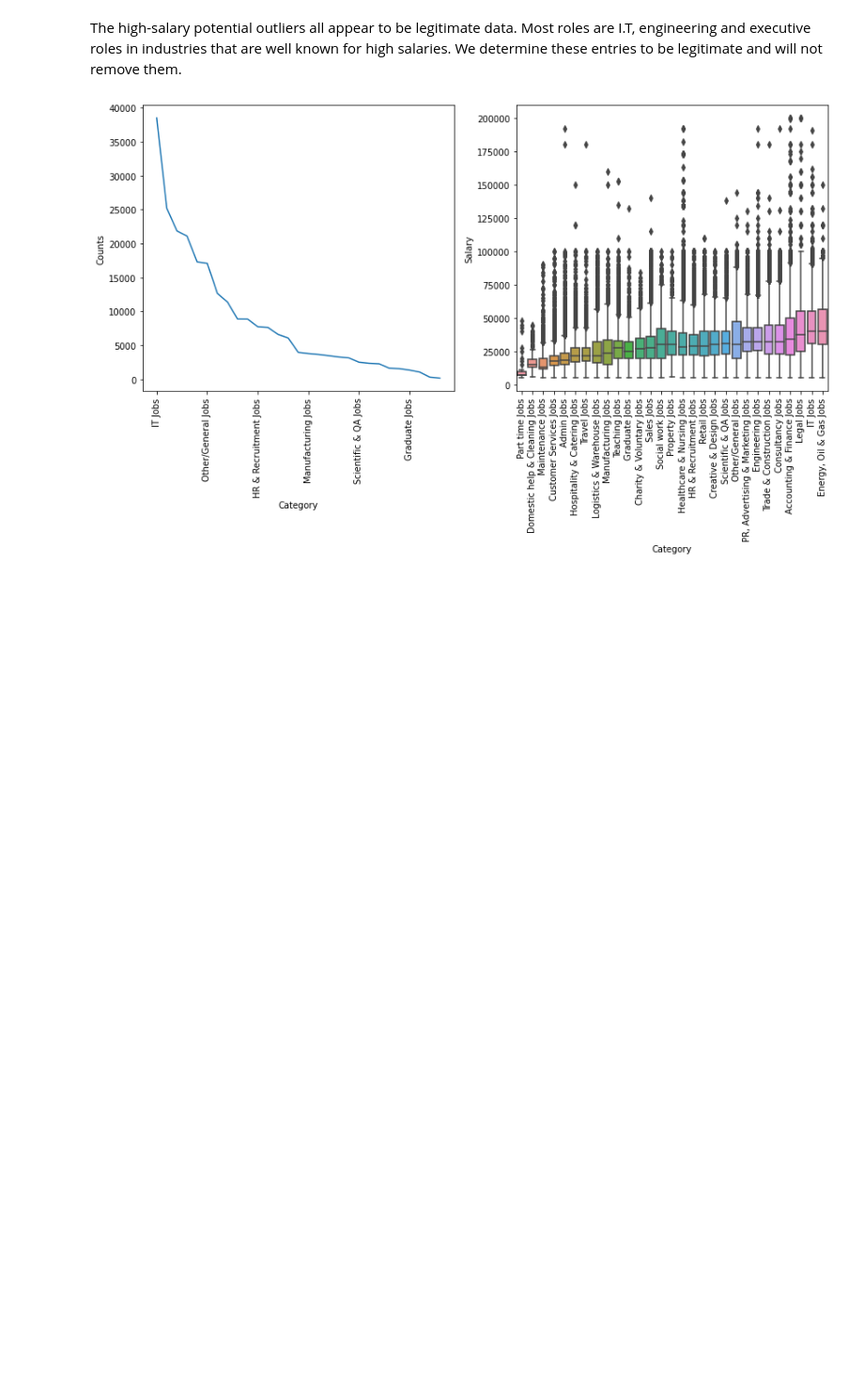
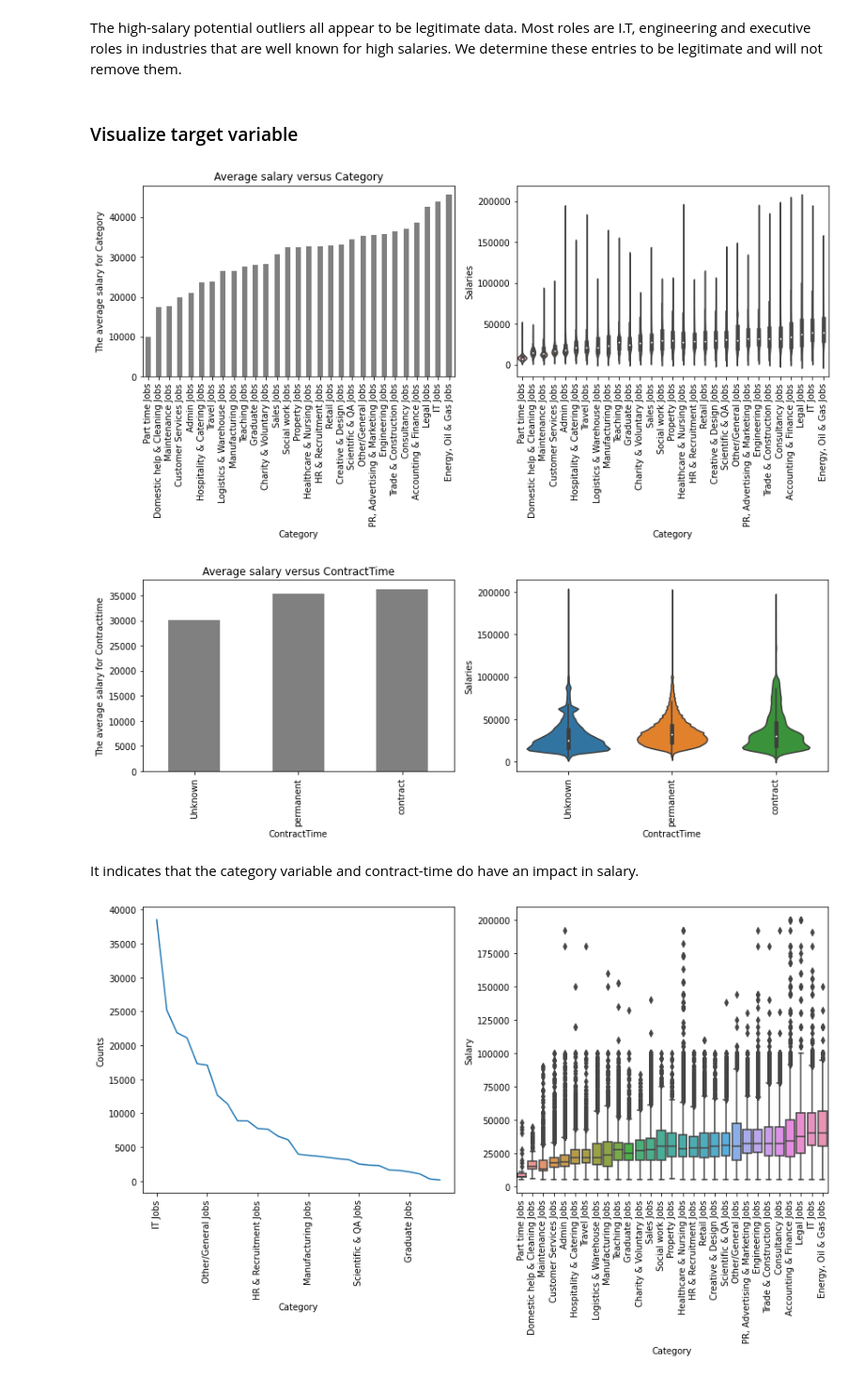
Before and after one commit to kxnarcisse/Portfolio, a Jupyter notebook: Git/Notebooks/Capstone-2/Capstone Project 2 - EDA.ipynb, the cells around one changed output. Shown at 94% size. Saved outputs shown, nothing was run; the diff lists cells and outputs as text; code cells hidden in the pictures; blank space fills up the shorter version.

```diff
--- a/Git/Notebooks/Capstone-2/Capstone Project 2 - EDA.ipynb
+++ b/Git/Notebooks/Capstone-2/Capstone Project 2 - EDA.ipynb
@@ -256,6 +254,47 @@ train_data[(train_data.Salary > 190005.5) & (train_data.Category == 'Healthcare
 | 234479 | 72492052 | Locum GPs Needed Nationwide Calli... | Locum Select provides a comprehen... | Nationwide | UK | Unknown | Unknown | Locum Select | Healthcare & Nursing Jobs | ... |
 # %% [markdown]
 The high-salary potential outliers all appear to be legitimate data. Most roles are I.T, engineering and executive roles  in industries that are well known for high salaries. We determine these entries to be legitimate and will not remove them.
+# %% [markdown]
+### Visualize target variable
+# %%
+def plot_cat_features(data, column):
+    plt.figure(figsize = (14,4))
+    if data[column].dtype != 'int64':
+        #Change the data type to category and take the mean salary based on each category to plot
+        plt.subplot(1,2,1)
+        mean = data.groupby(column)['Salary'].mean()
+        data[column] = data[column].astype("category")
+        levels = mean.sort_values().index.tolist()
+        data[column].cat.reorder_categories(levels, inplace=True)
+        mean.sort_values().plot(kind="bar", color="grey")
+        plt.xticks(rotation=90)
+        plt.ylabel("The average salary for" + " " + column.capitalize() )
+        plt.title("Average salary versus" + ' ' + column)
+
+        plt.subplot(1,2,2)
+        sns.violinplot(x=column, y='Salary', data=data)
+        plt.xticks(rotation=90)
+        plt.ylabel("Salaries")
+        plt.show()
+
+
+    if data[column].dtype == 'int64':
+        mean_p = data.groupby(column)['Salary'].mean()
+        std_p = train_data.groupby(column)['Salary'].std()
+        mean_p.plot()
+        plt.fill_between(range(len(std_p.index)), mean_p.values + std_p.values, mean_p.values - std_p.values, alpha=0.1)
+# %%
+train_data_features=['Category','ContractTime']
+train_data_cat_features=['Category','ContractTime']
+train_data_num_features=[]
+# %%
+for feature in train_data_features:
+    plot_cat_features(train_data, feature)
+# %% [output]
+[figure, added]
+[figure, added]
+# %% [markdown]
+It indicates that the category variable and contract-time do have an impact in salary.
 # %%
 def plot_feature(df, col):
     '''
```
Also changed, not shown: parts of 5 cells of this notebook, 6 other files.
